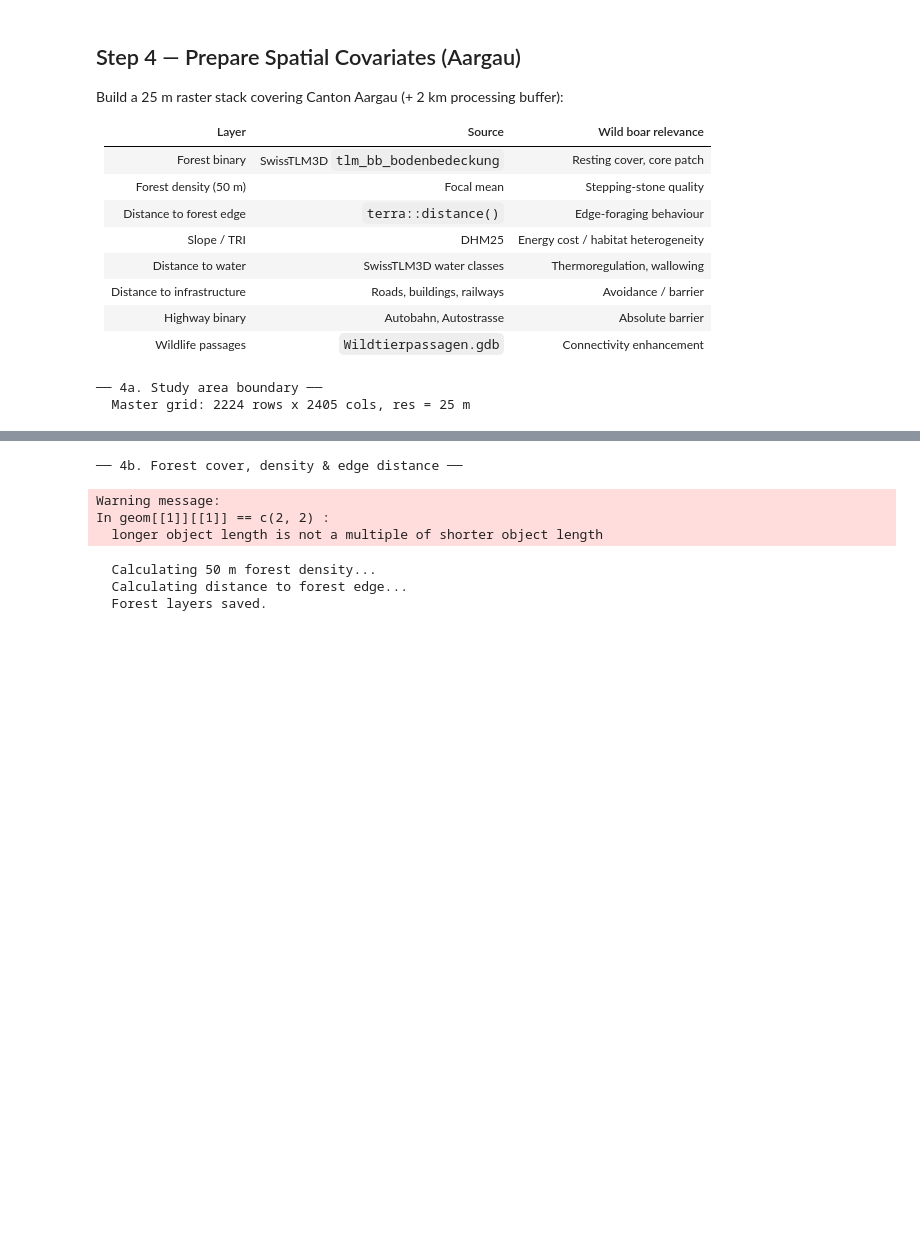
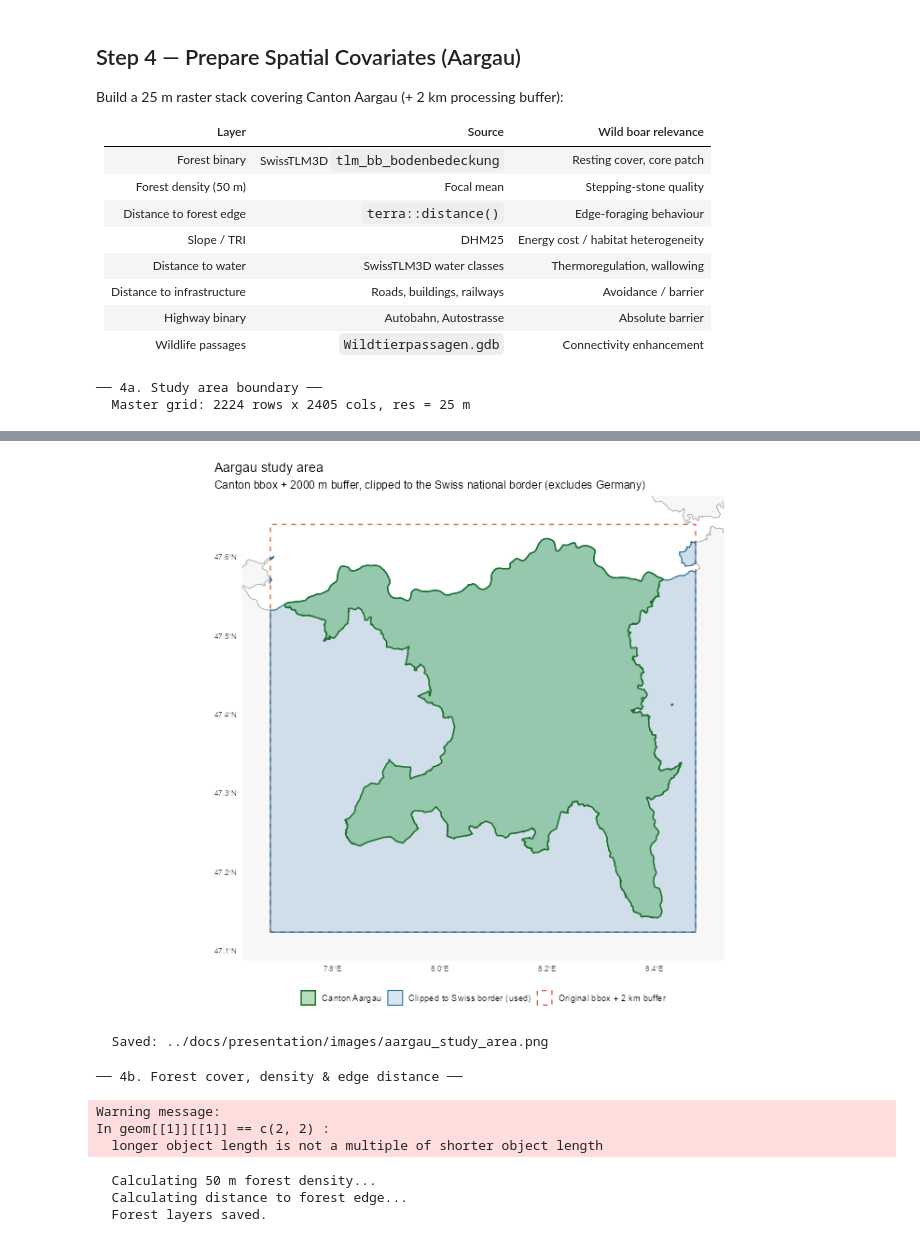
Before and after one commit to LukasBuchmann/BA-wild-boar-connectivity-modeling, a Jupyter notebook: scripts/01_create_resistance_surface.ipynb, the cells around one changed output, grey strips where cells are left out. Cells and saved outputs as stored; diff of their text form; code cells hidden in the pictures; blank space fills up the shorter version.

Commit message:
add presentation and resampling

```diff
--- a/scripts/01_create_resistance_surface.ipynb
+++ b/scripts/01_create_resistance_surface.ipynb
@@ -399,3 +459,77 @@ master_grid[] <- NA
+# %%
+# --- Visualise the Aargau study area ---------------------------------------
+# Shows the original buffered bbox, the Swiss-border-clipped extent that is
+# actually used, and the canton itself, on top of the Swiss country outline.
+
+PLOT_OUT <- "../docs/presentation/images/aargau_study_area.png"
+
+# Wrap sfc objects in sf so they can carry a fill aesthetic for the legend
+bbox_layer   <- st_as_sf(aargau_bbox_rect)
+clip_layer   <- st_as_sf(aargau_bbox_buffered)
+canton_layer <- aargau_poly
+
+p_area <- ggplot() +
+  # Country outline for context
+  geom_sf(data = swiss_poly,
+          fill = "grey97", colour = "grey55", linewidth = 0.3) +
+  # Original (unclipped) bbox - dashed orange outline only
+  geom_sf(data = bbox_layer,
+          aes(fill = "Original bbox + 2 km buffer"),
+          colour = "#D85A30", linetype = "dashed", linewidth = 0.6,
+          alpha = 0) +
+  # Clipped extent used by every raster
+  geom_sf(data = clip_layer,
+          aes(fill = "Clipped to Swiss border (used)"),
+          colour = "#1D6FA5", linewidth = 0.5, alpha = 0.18) +
+  # Canton itself
+  geom_sf(data = canton_layer,
+          aes(fill = "Canton Aargau"),
+          colour = "#1B6E2A", linewidth = 0.7, alpha = 0.35) +
+  scale_fill_manual(
+    name   = NULL,
+    values = c(
+      "Original bbox + 2 km buffer"    = "white",
+      "Clipped to Swiss border (used)" = "#1D6FA5",
+      "Canton Aargau"                  = "#2A9D3F"
+    ),
+    guide  = guide_legend(override.aes = list(
+      colour   = c("#1B6E2A", "#1D6FA5", "#D85A30"),
+      linetype = c("solid",   "solid",   "dashed"),
+      alpha    = c(0.35,      0.18,      0)
+    ))
+  ) +
+  # Zoom on the Aargau region with a small margin
+  coord_sf(
+    xlim = c(st_bbox(bbox_layer)["xmin"] - 4000,
+             st_bbox(bbox_layer)["xmax"] + 4000),
+    ylim = c(st_bbox(bbox_layer)["ymin"] - 4000,
+             st_bbox(bbox_layer)["ymax"] + 4000),
+    crs    = 2056,
+    expand = FALSE
+  ) +
+  labs(
+    title    = "Aargau study area",
+    subtitle = sprintf(
+      "Canton bbox + %d m buffer, clipped to the Swiss national border (excludes Germany)",
+      BUFFER_M
+    ),
+    x = NULL, y = NULL
+  ) +
+  theme_minimal(base_size = 12) +
+  theme(
+    plot.title.position = "plot",
+    legend.position     = "bottom",
+    panel.grid          = element_blank(),
+    axis.text           = element_text(size = 8)
+  )
+
+print(p_area)
+
+ggsave(PLOT_OUT, p_area, width = 8, height = 7, dpi = 200, bg = "white")
+cat(sprintf("  Saved: %s\n", PLOT_OUT))
+# %% [output]
+[figure, added]
+  Saved: ../docs/presentation/images/aargau_study_area.png
 # %%
 cat("── 4b. Forest cover, density & edge distance ──\n")
 
```
Also changed, not shown: parts of 19 cells of this notebook, 10 other files.
